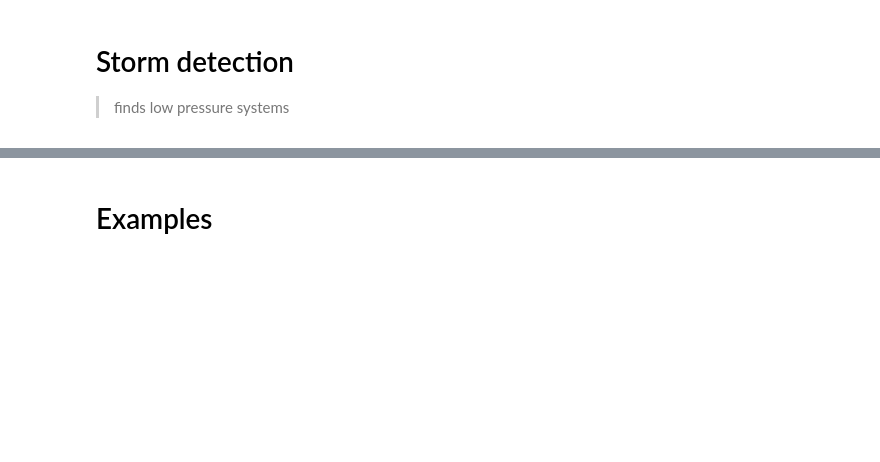
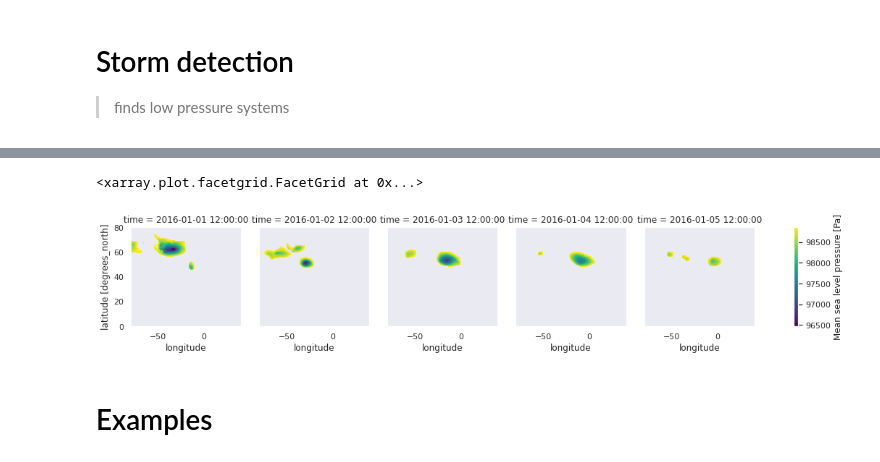
Before and after one commit to florianboergel/drcstools, a Jupyter notebook: 05_cci.ipynb, the cells around one changed output, grey strips where cells are left out. Drawn from its saved outputs; the diff is of its cells as text; code cells hidden in the pictures; blank space fills up the shorter version.

```diff
--- a/05_cci.ipynb
+++ b/05_cci.ipynb
@@ -44,0 +87,4 @@ def stormdetection(stormobj, slpname = "slp", pmax = 100000):
+# %%
+def clustering(obj, dim):
+    # note: apply always moves core dimensions to the end
+    return xr.apply_ufunc(stormdetection2, obj)
@@ -44,0 +95,2 @@ def stormdetection(stormobj, slpname = "slp", pmax = 100000):
+# %%
+clust = clustering(stormtrack.ds.msl, "time")
@@ -45,3 +117,8 @@ def stormdetection(stormobj, slpname = "slp", pmax = 100000):
+# %%
+stormtrack.ds.msl.where(clust < 3).plot(col = "time")
+# %% [output]
+<xarray.plot.facetgrid.FacetGrid at 0x...>
+[figure, added]
 # %% [markdown]
 # Examples
 # %%
```
Also changed, not shown: parts of 17 cells of this notebook, 3 other files.
